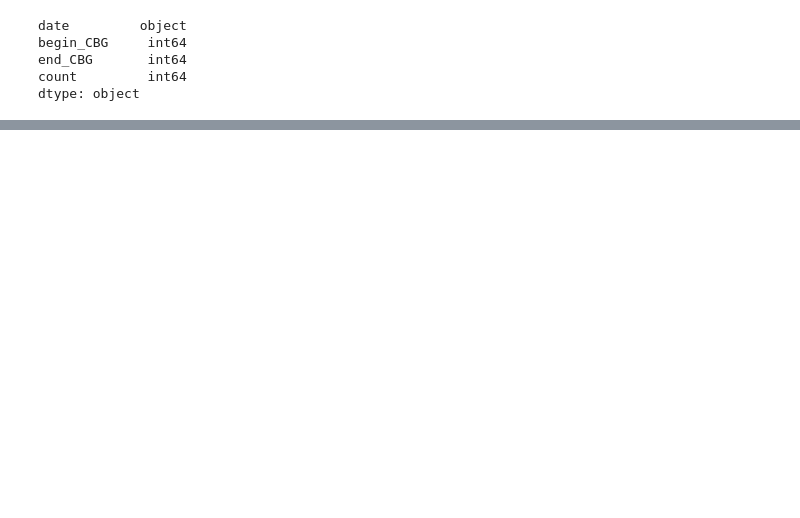
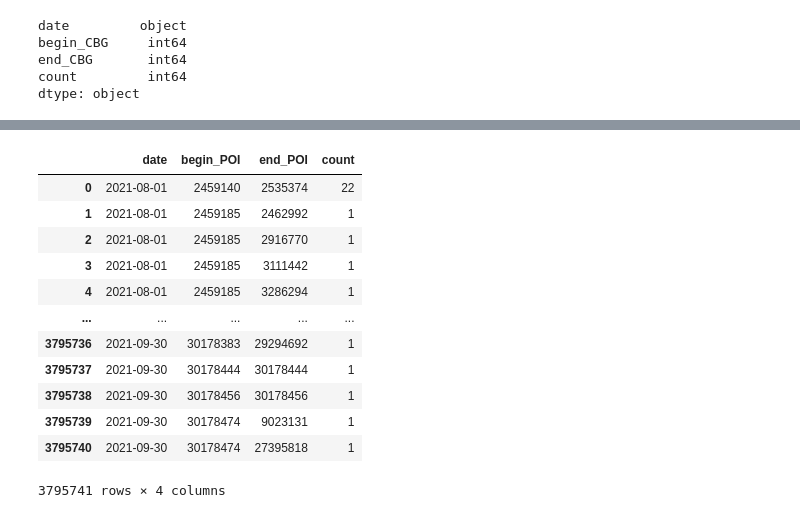
Before and after one commit to WSpie/Time_series_clustering, a Jupyter notebook: temp.ipynb, the cells around one changed output, grey strips where cells are left out. Saved outputs shown, nothing was run; the diff lists cells and outputs as text; code cells hidden in the pictures; blank space fills up the shorter version.

```diff
--- a/temp.ipynb
+++ b/temp.ipynb
@@ -215,0 +282,19 @@ dtype: object
+# %%
+# agg begin_POI -> sum: count, rename: out_degree
+# date as unit
+#
+pd.read_csv('Ida_POI_POI.csv')
+# %% [output]
+|  | date | begin_POI | end_POI | count |
+| 0 | 2021-08-01 | 2459140 | 2535374 | 22 |
+| 1 | 2021-08-01 | 2459185 | 2462992 | 1 |
+| 2 | 2021-08-01 | 2459185 | 2916770 | 1 |
+| 3 | 2021-08-01 | 2459185 | 3111442 | 1 |
+| 4 | 2021-08-01 | 2459185 | 3286294 | 1 |
+| ... | ... | ... | ... | ... |
+| 3795736 | 2021-09-30 | 30178383 | 29294692 | 1 |
+| 3795737 | 2021-09-30 | 30178444 | 30178444 | 1 |
+| 3795738 | 2021-09-30 | 30178456 | 30178456 | 1 |
+| 3795739 | 2021-09-30 | 30178474 | 9023131 | 1 |
+| 3795740 | 2021-09-30 | 30178474 | 27395818 | 1 |
+3795741 rows × 4 columns
```
Also changed, not shown: parts of 12 cells of this notebook.
